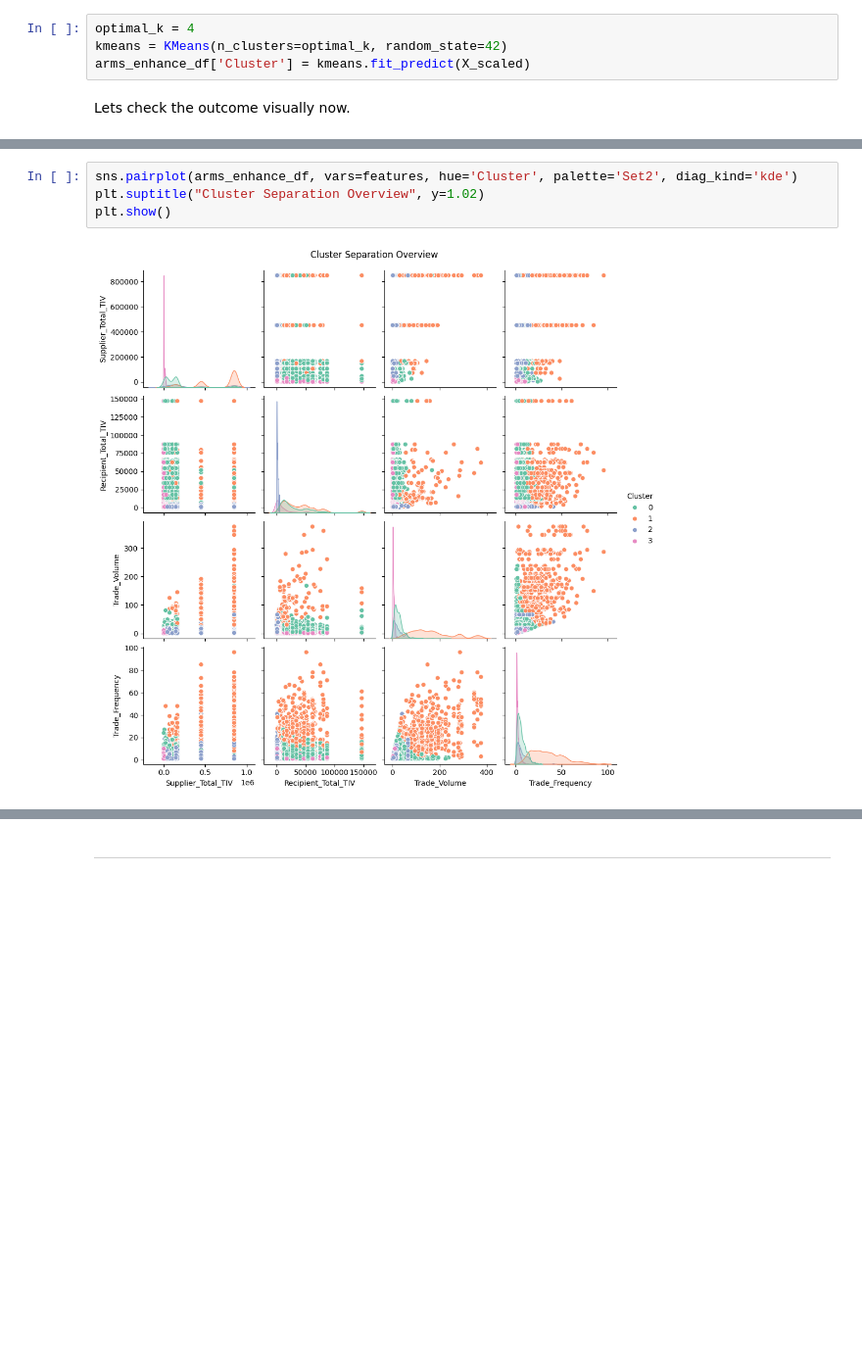
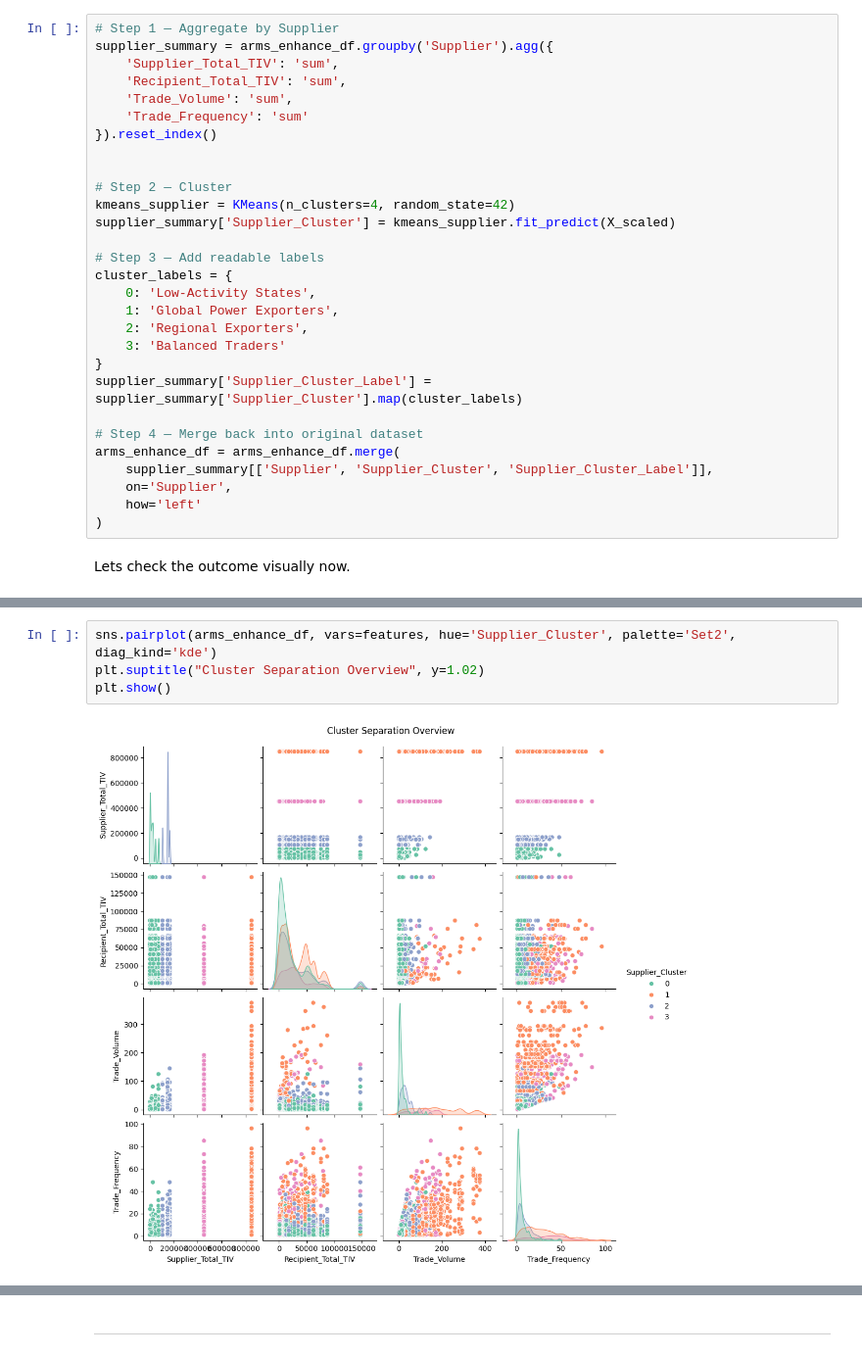
Before and after one commit to J-Bicheno/Arms-Import-Export-Analysis, a Jupyter notebook: jupyter_notebooks/ML_Pipeline.ipynb, the cells around one changed output, grey strips where cells are left out. Shown at 98% size. Cells and saved outputs as stored; diff of their text form; blank space fills up the shorter version.

```diff
--- a/jupyter_notebooks/ML_Pipeline.ipynb
+++ b/jupyter_notebooks/ML_Pipeline.ipynb
@@ -132,10 +132,35 @@ This is a brilliant and clear result. In the Elbow Method it's apparent the elbo
 # Fitting and Evaluating
 # %% [markdown]
 Due to the clear result in the previous section I feel comfortable attempting to fit the 4 cluster model, I'll visually confirm the clusters afterwards.
-# %%
-optimal_k = 4
-kmeans = KMeans(n_clusters=optimal_k, random_state=42)
-arms_enhance_df['Cluster'] = kmeans.fit_predict(X_scaled)
+# %%
+# Step 1 — Aggregate by Supplier
+supplier_summary = arms_enhance_df.groupby('Supplier').agg({
+    'Supplier_Total_TIV': 'sum',
+    'Recipient_Total_TIV': 'sum',
+    'Trade_Volume': 'sum',
+    'Trade_Frequency': 'sum'
+}).reset_index()
+
+
+# Step 2 — Cluster
+kmeans_supplier = KMeans(n_clusters=4, random_state=42)
+supplier_summary['Supplier_Cluster'] = kmeans_supplier.fit_predict(X_scaled)
+
+# Step 3 — Add readable labels
+cluster_labels = {
+    0: 'Low-Activity States',
+    1: 'Global Power Exporters',
+    2: 'Regional Exporters',
+    3: 'Balanced Traders'
+}
+supplier_summary['Supplier_Cluster_Label'] = supplier_summary['Supplier_Cluster'].map(cluster_labels)
+
+# Step 4 — Merge back into original dataset
+arms_enhance_df = arms_enhance_df.merge(
+    supplier_summary[['Supplier', 'Supplier_Cluster', 'Supplier_Cluster_Label']],
+    on='Supplier',
+    how='left'
+)
 # %% [markdown]
 Lets check the outcome visually now.
 # %%
@@ -170,6 +195,6 @@ The dataset can be segmented into four distinct clusters:
 # %%
-sns.pairplot(arms_enhance_df, vars=features, hue='Cluster', palette='Set2', diag_kind='kde')
+sns.pairplot(arms_enhance_df, vars=features, hue='Supplier_Cluster', palette='Set2', diag_kind='kde')
 plt.suptitle("Cluster Separation Overview", y=1.02)
 plt.show()
 # %% [output]
-[figure, old version]
+[figure, new version]
```
Also changed, not shown: parts of 15 cells of this notebook, 1 other file.
